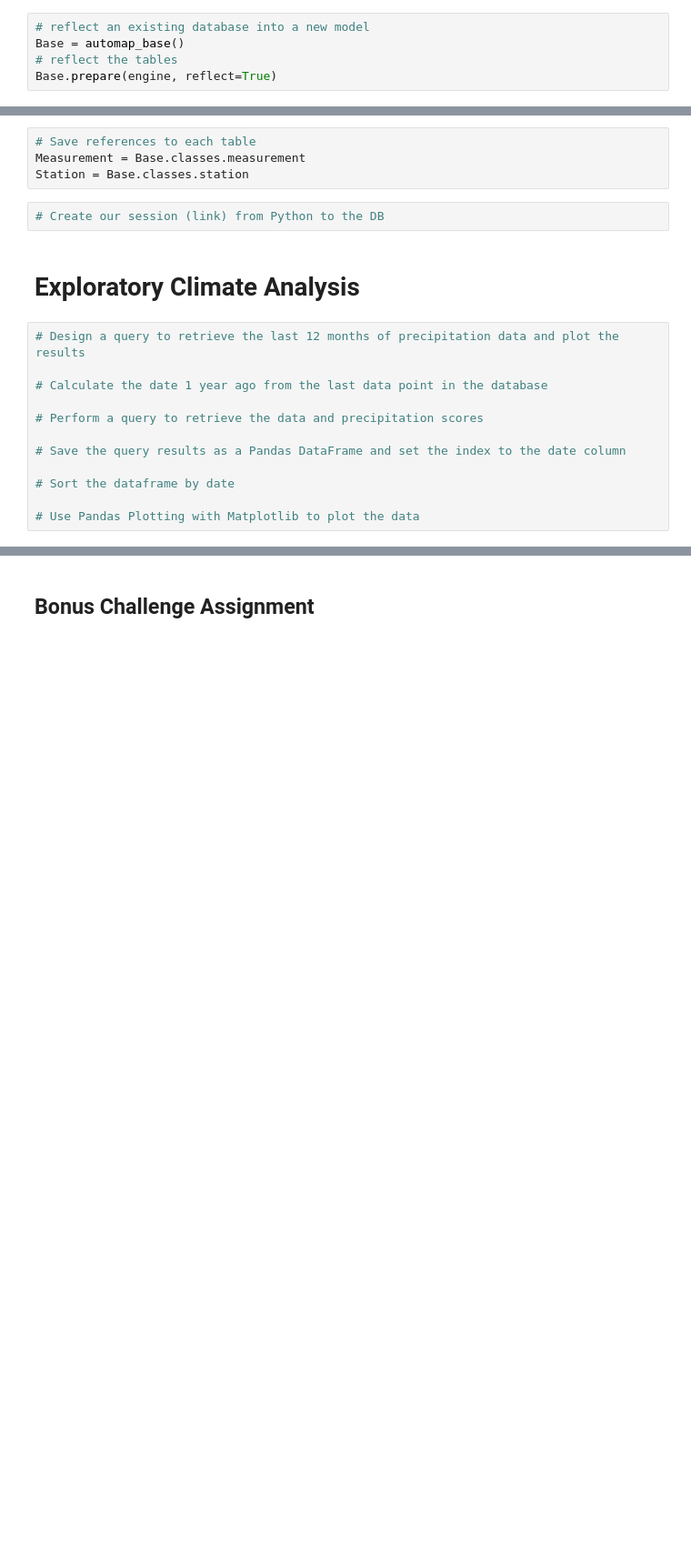
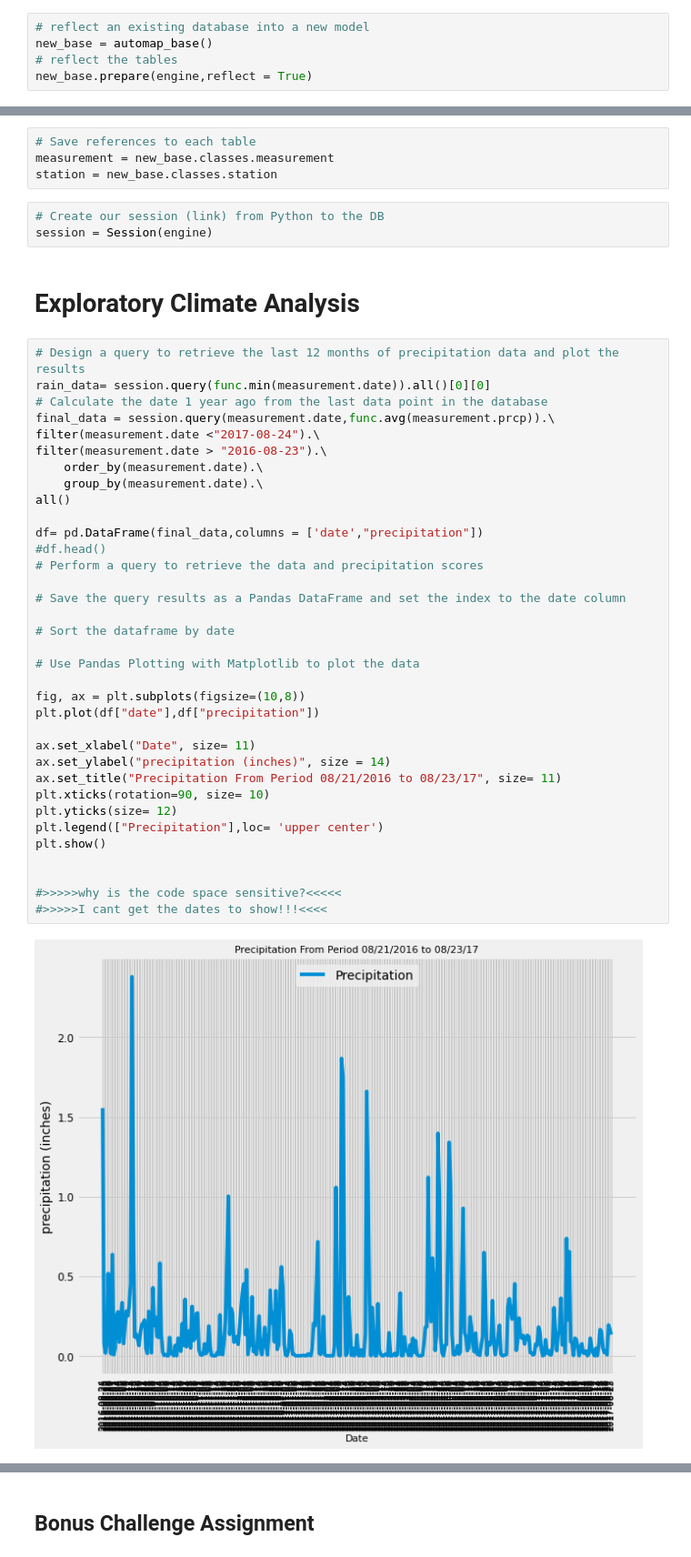
Before and after one commit to AndrewHarris7/sqlalchemy-challenge-, a Jupyter notebook: climate_starter.ipynb, the cells around one changed output, grey strips where cells are left out. Shown at 91% size. Saved outputs shown, nothing was run; the diff lists cells and outputs as text; blank space fills up the shorter version.

```diff
--- a/climate_starter.ipynb
+++ b/climate_starter.ipynb
@@ -20,8 +20,8 @@ from sqlalchemy import create_engine, func
 engine = create_engine("sqlite:///Resources/hawaii.sqlite")
 # %%
 # reflect an existing database into a new model
-Base = automap_base()
+new_base = automap_base()
 # reflect the tables
-Base.prepare(engine, reflect=True)
+new_base.prepare(engine,reflect = True)
 # %%
 # We can view all of the classes that automap found
@@ -30,23 +30,49 @@ Base.classes.keys()
 ['measurement', 'station']
 # %%
 # Save references to each table
-Measurement = Base.classes.measurement
-Station = Base.classes.station
+measurement = new_base.classes.measurement
+station = new_base.classes.station
 # %%
 # Create our session (link) from Python to the DB
+session = Session(engine)
 # %% [markdown]
 # Exploratory Climate Analysis
 # %%
 # Design a query to retrieve the last 12 months of precipitation data and plot the results
+rain_data= session.query(func.min(measurement.date)).all()[0][0]
+# Calculate the date 1 year ago from the last data point in the database
+final_data = session.query(measurement.date,func.avg(measurement.prcp)).\
+filter(measurement.date <"2017-08-24").\
+filter(measurement.date > "2016-08-23").\
+    order_by(measurement.date).\
+    group_by(measurement.date).\
+all()
 
-# Calculate the date 1 year ago from the last data point in the database
-
+df= pd.DataFrame(final_data,columns = ['date',"precipitation"])
+#df.head()
 # Perform a query to retrieve the data and precipitation scores
 
 # Save the query results as a Pandas DataFrame and set the index to the date column
 
 # Sort the dataframe by date
 
 # Use Pandas Plotting with Matplotlib to plot the data
+
+fig, ax = plt.subplots(figsize=(10,8))
+plt.plot(df["date"],df["precipitation"])
+
+ax.set_xlabel("Date", size= 11)
+ax.set_ylabel("precipitation (inches)", size = 14)
+ax.set_title("Precipitation From Period 08/21/2016 to 08/23/17", size= 11)
+plt.xticks(rotation=90, size= 10)
+plt.yticks(size= 12)
+plt.legend(["Precipitation"],loc= 'upper center')
+plt.show()
+
+
+#>>>>>why is the code space sensitive?<<<<<
+#>>>>>I cant get the dates to show!!!<<<<
+# %% [output]
+[figure, added]
 # %%
 # Use Pandas to calcualte the summary statistics for the precipitation data
```
Also changed, not shown: parts of 8 cells of this notebook.
